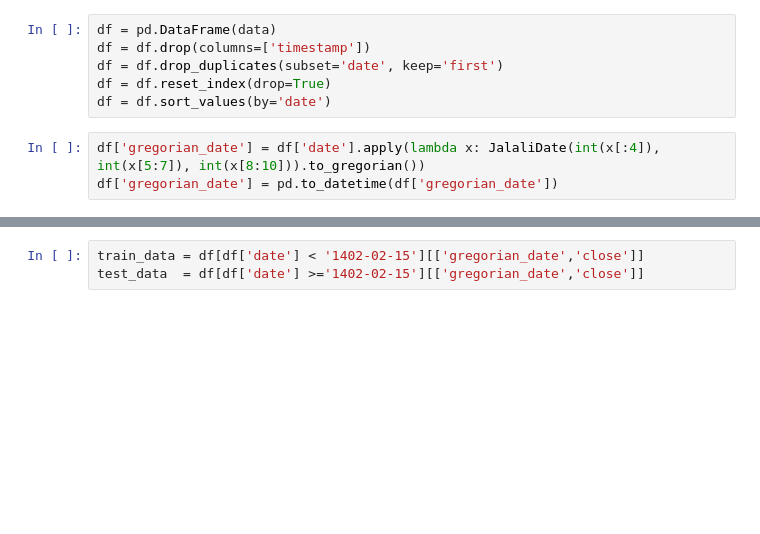
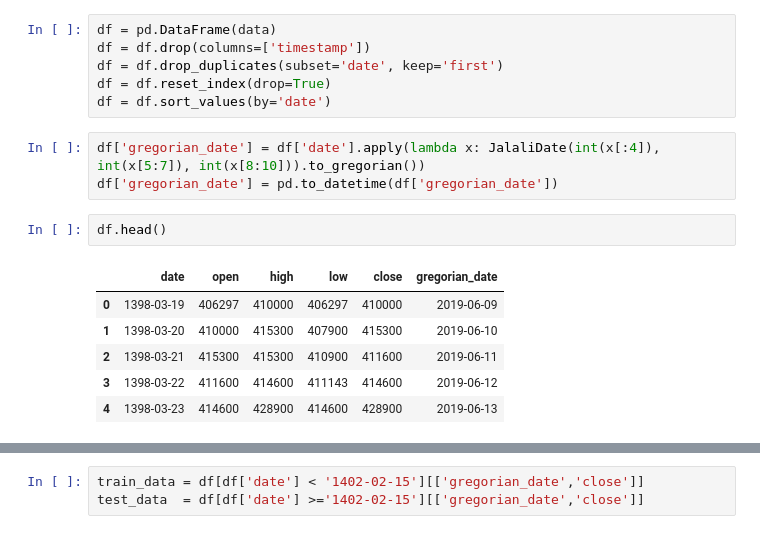
Before and after one commit to houmanhaghi/Gold3nMind, a Jupyter notebook: gold3n_mind.ipynb, the cells around one changed output, grey strips where cells are left out. Cells and saved outputs as stored; diff of their text form; blank space fills up the shorter version.

```diff
--- a/gold3n_mind.ipynb
+++ b/gold3n_mind.ipynb
@@ -40,6 +51,15 @@ df = df.sort_values(by='date')
 # %%
 df['gregorian_date'] = df['date'].apply(lambda x: JalaliDate(int(x[:4]), int(x[5:7]), int(x[8:10])).to_gregorian())
 df['gregorian_date'] = pd.to_datetime(df['gregorian_date'])
+# %%
+df.head()
+# %% [output]
+|  | date | open | high | low | close | gregorian_date |
+| 0 | 1398-03-19 | 406297 | 410000 | 406297 | 410000 | 2019-06-09 |
+| 1 | 1398-03-20 | 410000 | 415300 | 407900 | 415300 | 2019-06-10 |
+| 2 | 1398-03-21 | 415300 | 415300 | 410900 | 411600 | 2019-06-11 |
+| 3 | 1398-03-22 | 411600 | 414600 | 411143 | 414600 | 2019-06-12 |
+| 4 | 1398-03-23 | 414600 | 428900 | 414600 | 428900 | 2019-06-13 |
 # %%
 df.tail()
 # %% [output]
```
Also changed, not shown: parts of 10 cells of this notebook.
